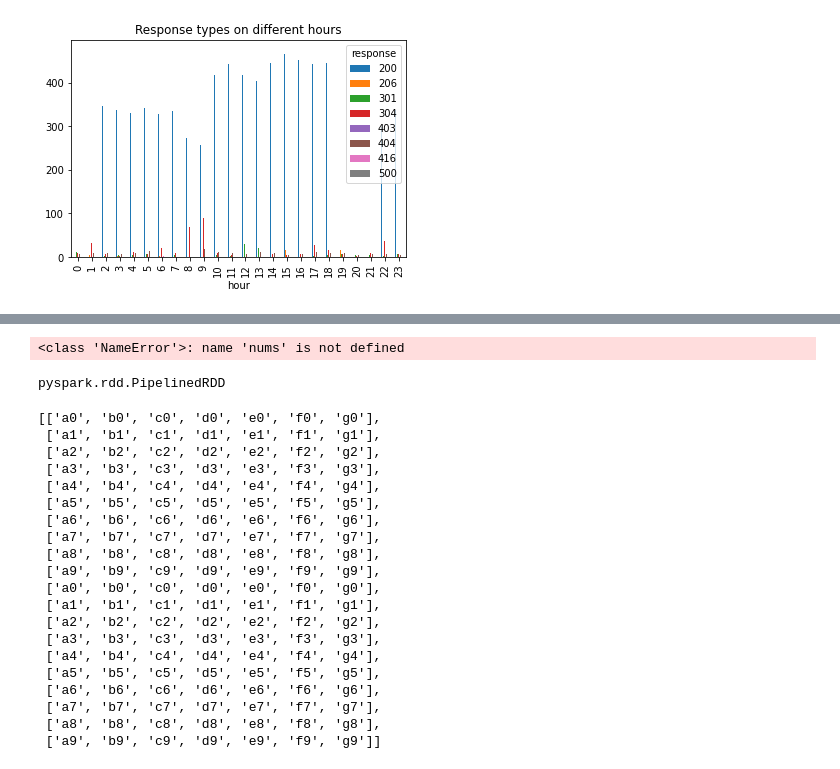
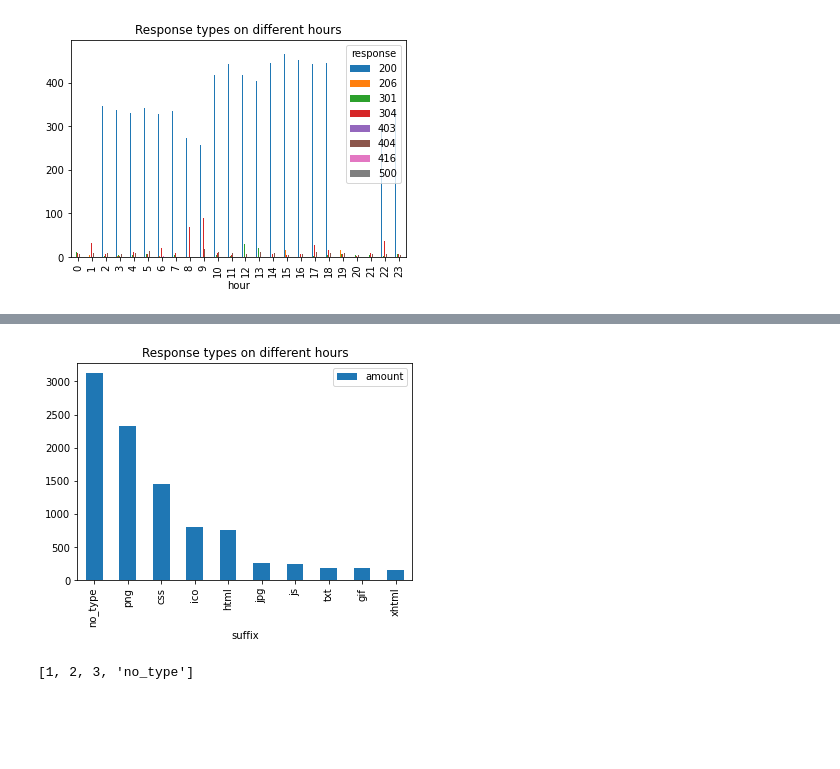
Before and after one commit to sgrzegorz/analiza-duzych-zbiorow-danych, a Jupyter notebook: 01rdd_intro/lab1.ipynb, the cells around one changed output, grey strips where cells are left out. Drawn from its saved outputs; the diff is of its cells as text; code cells hidden in the pictures; blank space fills up the shorter version.

```diff
--- a/01rdd_intro/lab1.ipynb
+++ b/01rdd_intro/lab1.ipynb
@@ -124,43 +99,27 @@ plt.show()
-# %%
-sumCount = nums.combineByKey((lambda x: (x,1)),
-                             (lambda x, y: (x[0] + y, x[1] + 1)),
-                             (lambda x, y: (x[0] + y[0], x[1] + y[1])))
-sumCount.map(lambda key, xy: (key, xy[0]/xy[1])).collectAsMap()
-# %% [output]
-<class 'NameError'>: name 'nums' is not defined
-# %%
-lines.join(lines,
-'www.'
-# %% [output]
-pyspark.rdd.PipelinedRDD
-# %%
-p=["a","b","c","d", "e","f","g"]
-def trasforma(p,num):
-     l=list()
-     for i in range(0,num):
-         l.append([j+str(i) for j in p])
-     return l
-x=sc.parallelize(trasforma(p,10)+trasforma(p,10))#.map(lambda x: ((x[0], (x[1],x[2])), (x[3],x[5],x[6])))
-#x.reduceByKey(lambda x,y: (x[0]+y[0], x[1], x[2] )).collect()
-x
-# %% [output]
-[['a0', 'b0', 'c0', 'd0', 'e0', 'f0', 'g0'],
- ['a1', 'b1', 'c1', 'd1', 'e1', 'f1', 'g1'],
- ['a2', 'b2', 'c2', 'd2', 'e2', 'f2', 'g2'],
- ['a3', 'b3', 'c3', 'd3', 'e3', 'f3', 'g3'],
- ['a4', 'b4', 'c4', 'd4', 'e4', 'f4', 'g4'],
- ['a5', 'b5', 'c5', 'd5', 'e5', 'f5', 'g5'],
- ['a6', 'b6', 'c6', 'd6', 'e6', 'f6', 'g6'],
- ['a7', 'b7', 'c7', 'd7', 'e7', 'f7', 'g7'],
- ['a8', 'b8', 'c8', 'd8', 'e8', 'f8', 'g8'],
- ['a9', 'b9', 'c9', 'd9', 'e9', 'f9', 'g9'],
- ['a0', 'b0', 'c0', 'd0', 'e0', 'f0', 'g0'],
- ['a1', 'b1', 'c1', 'd1', 'e1', 'f1', 'g1'],
- ['a2', 'b2', 'c2', 'd2', 'e2', 'f2', 'g2'],
- ['a3', 'b3', 'c3', 'd3', 'e3', 'f3', 'g3'],
- ['a4', 'b4', 'c4', 'd4', 'e4', 'f4', 'g4'],
- ['a5', 'b5', 'c5', 'd5', 'e5', 'f5', 'g5'],
- ['a6', 'b6', 'c6', 'd6', 'e6', 'f6', 'g6'],
- ['a7', 'b7', 'c7', 'd7', 'e7', 'f7', 'g7'],
- ['a8', 'b8', 'c8', 'd8', 'e8', 'f8', 'g8'],
- ['a9', 'b9', 'c9', 'd9', 'e9', 'f9', 'g9']]
+# %%
+
+def process(line):
+    suffix_regex = r"\"(?:GET|HEAD|POST|OPTIONS)\s[^\"\s]+\.(\w+)(?=\s)"
+    ext = re.search(suffix_regex, line)
+    if(ext):
+        return ext.group(1)
+
+data = (apache_logs.map(process)
+    .map(lambda x: 'no_type' if (x is None) else x)
+    .map(lambda x: (x,1))
+    .reduceByKey(lambda a, b: a + b)
+    .takeOrdered(10, lambda pair: -pair[1])
+)
+
+
+df = pd.DataFrame(data,columns=['suffix','amount'])
+
+df.plot(x='suffix',y='amount',kind='bar',title='Response types on different hours')
+plt.show()
+# %% [output]
+[figure, added]
+# %%
+a =[1,2,3,None]
+list(map(lambda x: 'no_type' if (x is None) else x,a))
+# %% [output]
+[1, 2, 3, 'no_type']
```
Also changed, not shown: parts of 4 cells of this notebook.
